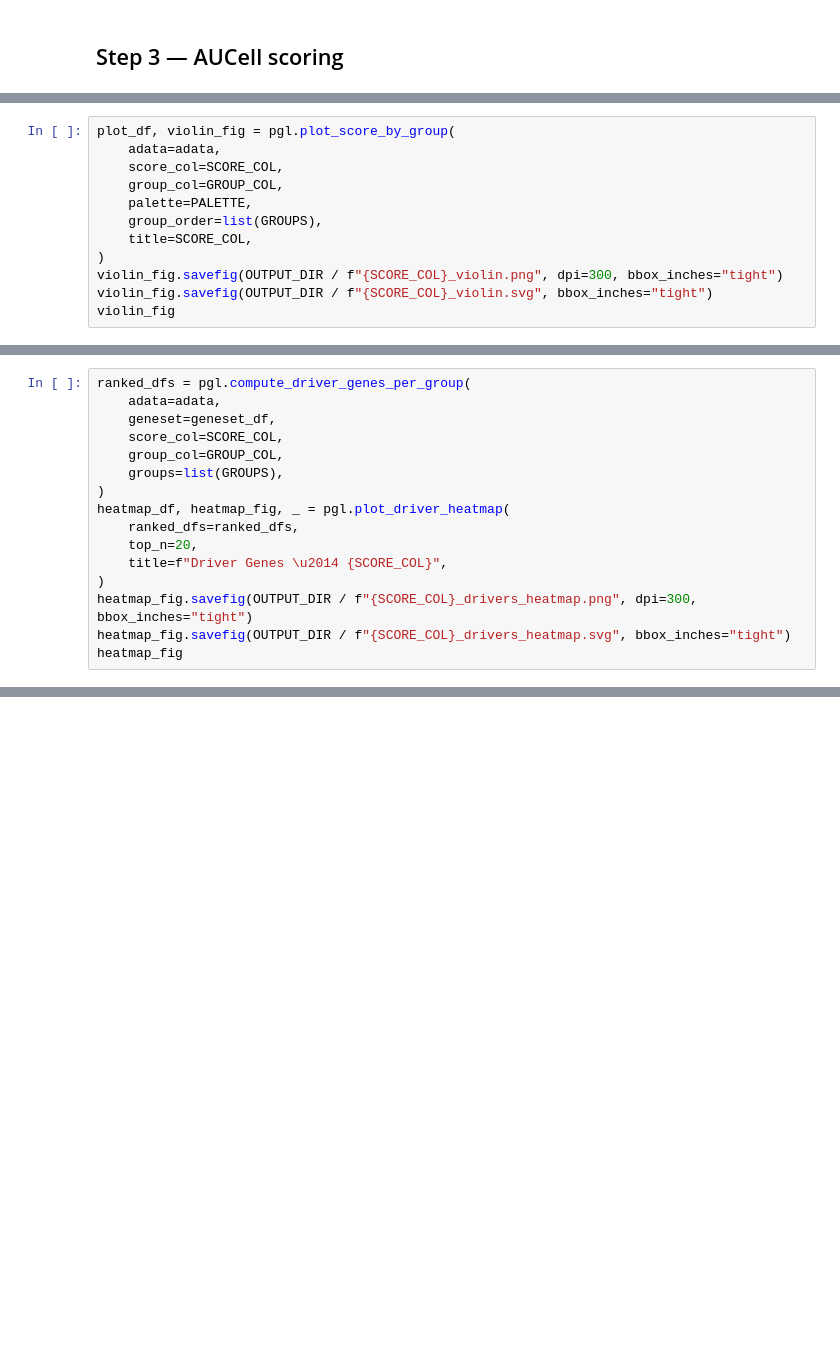
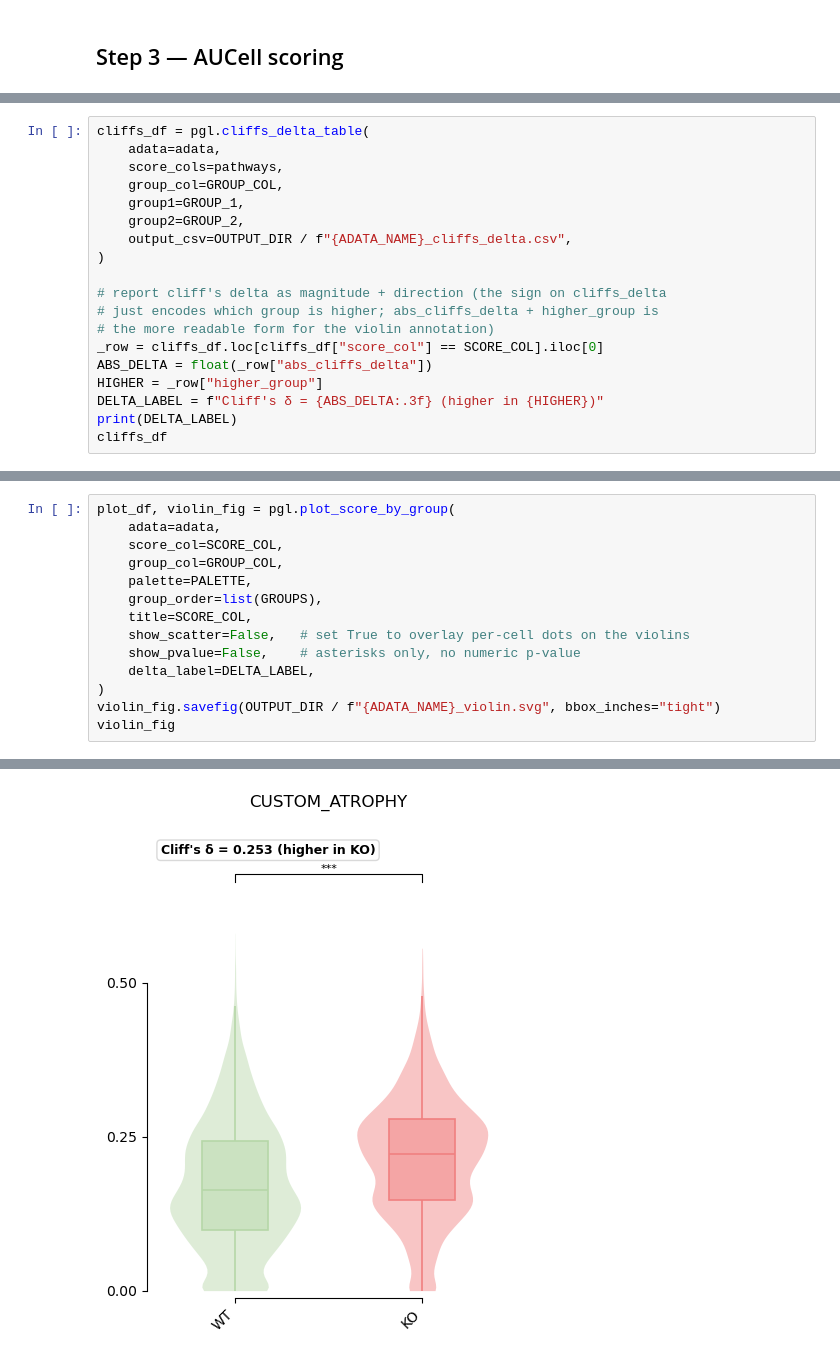
Before and after one commit to sachha-naksha/TA_muscle_ageing, a Jupyter notebook: py_scripts/3_geneset_scores/geneset_activity.ipynb, the cells around one changed output, grey strips where cells are left out. Cells and saved outputs as stored; diff of their text form; blank space fills up the shorter version.

```diff
--- a/py_scripts/3_geneset_scores/geneset_activity.ipynb
+++ b/py_scripts/3_geneset_scores/geneset_activity.ipynb
@@ -201,12 +243,19 @@ print(f"Scored pathways: {pathways}\nUsing SCORE_COL = {SCORE_COL}")
 # %%
-plot_df, violin_fig = pgl.plot_score_by_group(
+cliffs_df = pgl.cliffs_delta_table(
     adata=adata,
-    score_col=SCORE_COL,
+    score_cols=pathways,
     group_col=GROUP_COL,
-    palette=PALETTE,
-    group_order=list(GROUPS),
-    title=SCORE_COL,
+    group1=GROUP_1,
+    group2=GROUP_2,
+    output_csv=OUTPUT_DIR / f"{ADATA_NAME}_cliffs_delta.csv",
 )
-violin_fig.savefig(OUTPUT_DIR / f"{SCORE_COL}_violin.png", dpi=300, bbox_inches="tight")
-violin_fig.savefig(OUTPUT_DIR / f"{SCORE_COL}_violin.svg", bbox_inches="tight")
-violin_fig
+
+# report cliff's delta as magnitude + direction (the sign on cliffs_delta
+# just encodes which group is higher; abs_cliffs_delta + higher_group is
+# the more readable form for the violin annotation)
+_row = cliffs_df.loc[cliffs_df["score_col"] == SCORE_COL].iloc[0]
+ABS_DELTA = float(_row["abs_cliffs_delta"])
+HIGHER = _row["higher_group"]
+DELTA_LABEL = f"Cliff's δ = {ABS_DELTA:.3f} (higher in {HIGHER})"
+print(DELTA_LABEL)
+cliffs_df
@@ -217,16 +270,15 @@ Spearman correlation between every pathway gene and the AUCell score, computed i
 # %%
-ranked_dfs = pgl.compute_driver_genes_per_group(
+plot_df, violin_fig = pgl.plot_score_by_group(
     adata=adata,
-    geneset=geneset_df,
     score_col=SCORE_COL,
     group_col=GROUP_COL,
-    groups=list(GROUPS),
+    palette=PALETTE,
+    group_order=list(GROUPS),
+    title=SCORE_COL,
+    show_scatter=False,   # set True to overlay per-cell dots on the violins
+    show_pvalue=False,    # asterisks only, no numeric p-value
+    delta_label=DELTA_LABEL,
 )
-heatmap_df, heatmap_fig, _ = pgl.plot_driver_heatmap(
-    ranked_dfs=ranked_dfs,
-    top_n=20,
-    title=f"Driver Genes \u2014 {SCORE_COL}",
-)
-heatmap_fig.savefig(OUTPUT_DIR / f"{SCORE_COL}_drivers_heatmap.png", dpi=300, bbox_inches="tight")
-heatmap_fig.savefig(OUTPUT_DIR / f"{SCORE_COL}_drivers_heatmap.svg", bbox_inches="tight")
-heatmap_fig
+violin_fig.savefig(OUTPUT_DIR / f"{ADATA_NAME}_violin.svg", bbox_inches="tight")
+violin_fig
+# %% [output]
@@ -232,0 +288 @@ heatmap_fig
+[figure, added]
```
Also changed, not shown: parts of 17 cells of this notebook, 2 other files.
